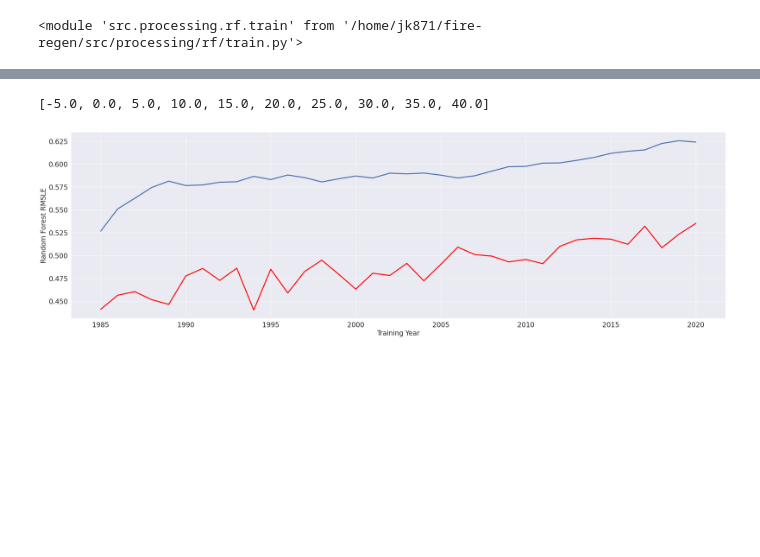
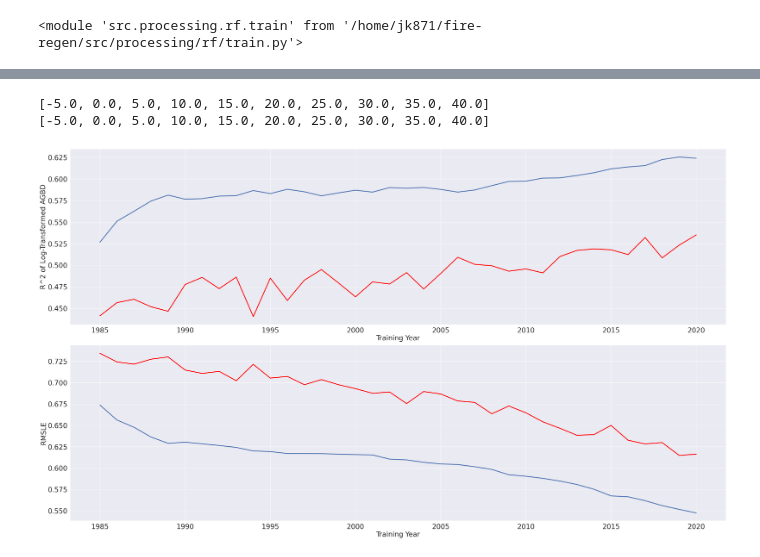
Before and after one commit to mahuna13/fire-regen, a Jupyter notebook: notebooks/analysis/rf/RF30YearTraining.ipynb, the cells around one changed output, grey strips where cells are left out. Drawn from its saved outputs; the diff is of its cells as text; code cells hidden in the pictures; blank space fills up the shorter version.

Commit message:
Re-plotting errors from Random Forest training

```diff
--- a/notebooks/analysis/rf/RF30YearTraining.ipynb
+++ b/notebooks/analysis/rf/RF30YearTraining.ipynb
@@ -25,7 +25,7 @@ test_error = []
 
 training_error_rmse = []
 test_error_rmse = []
-for year in range(1985, 2021):
+for year in range(, 2021):
     r2_train, val_score, r2_test, rmse_train, rmse_test = train.train_rf(year, sierras_box, True, True)
     training_error.append(r2_train)
     validation_error.append(val_score)
@@ -54,17 +54,32 @@ for year in range(1985, 2021):
 # %%
 import seaborn as sns
 sns.set_theme()
 
-fig, ax = plt.subplots(1, 1, figsize=(35, 10))
-sns.lineplot(training_error, ax=ax, linewidth=3)
-sns.lineplot(test_error, ax=ax, color="red", linewidth=3)
+fig, ax = plt.subplots(2, 1, figsize=(35, 20))
+sns.lineplot(training_error, ax=ax[0], linewidth=3)
+sns.lineplot(test_error, ax=ax[0], color="red", linewidth=3)
 
-ticks_loc = ax.get_xticks().tolist()
+ticks_loc = ax[0].get_xticks().tolist()
 print(ticks_loc)
-ax.set_xticklabels([str(x) for x in range(1980, 2021, 5)])
-ax.set_ylabel("Random Forest RMSLE", fontsize=20)
-ax.set_xlabel("Training Year", fontsize=20)
-ax.tick_params(axis="both", labelsize=20)
+
+ax[0].set_xticklabels([str(x) for x in range(1980, 2021, 5)])
+ax[0].set_ylabel("R^2 of Log-Transformed AGBD", fontsize=25)
+ax[0].set_xlabel("Training Year", fontsize=25)
+ax[0].tick_params(axis="both", labelsize=25)
+
+
+sns.lineplot(training_error_rmse, ax=ax[1], linewidth=3)
+sns.lineplot(test_error_rmse, ax=ax[1], color="red", linewidth=3)
+
+ticks_loc = ax[1].get_xticks().tolist()
+print(ticks_loc)
+ax[1].set_xticklabels([str(x) for x in range(1980, 2021, 5)])
+ax[1].set_ylabel("RMSLE", fontsize=25)
+ax[1].set_xlabel("Training Year", fontsize=25)
+ax[1].tick_params(axis="both", labelsize=25)
+
+fig.tight_layout()
 # %% [output]
 [-5.0, 0.0, 5.0, 10.0, 15.0, 20.0, 25.0, 30.0, 35.0, 40.0]
+[-5.0, 0.0, 5.0, 10.0, 15.0, 20.0, 25.0, 30.0, 35.0, 40.0]
-[figure, old version]
+[figure, new version]
```
Also changed, not shown: 1 other file.
